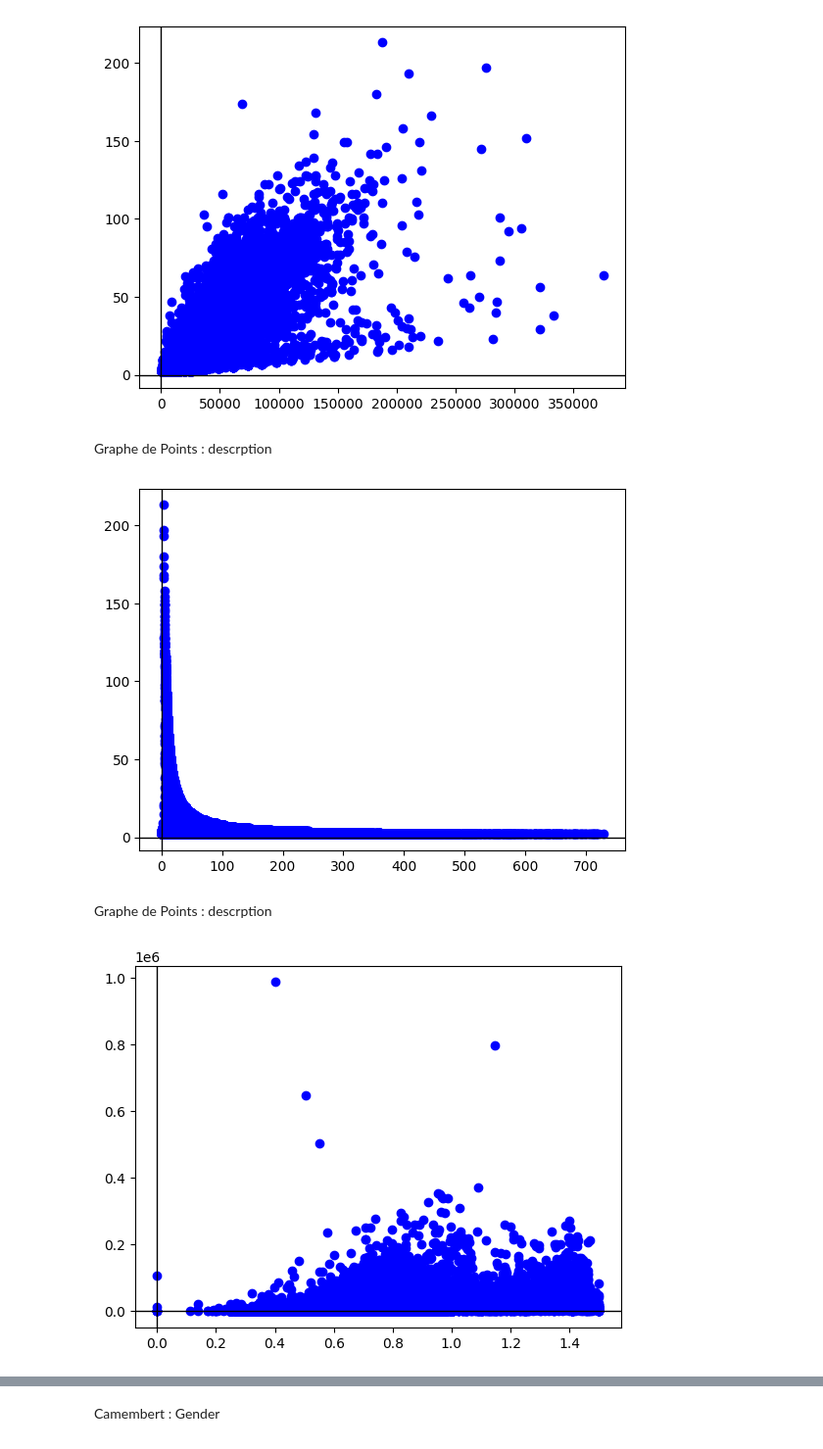
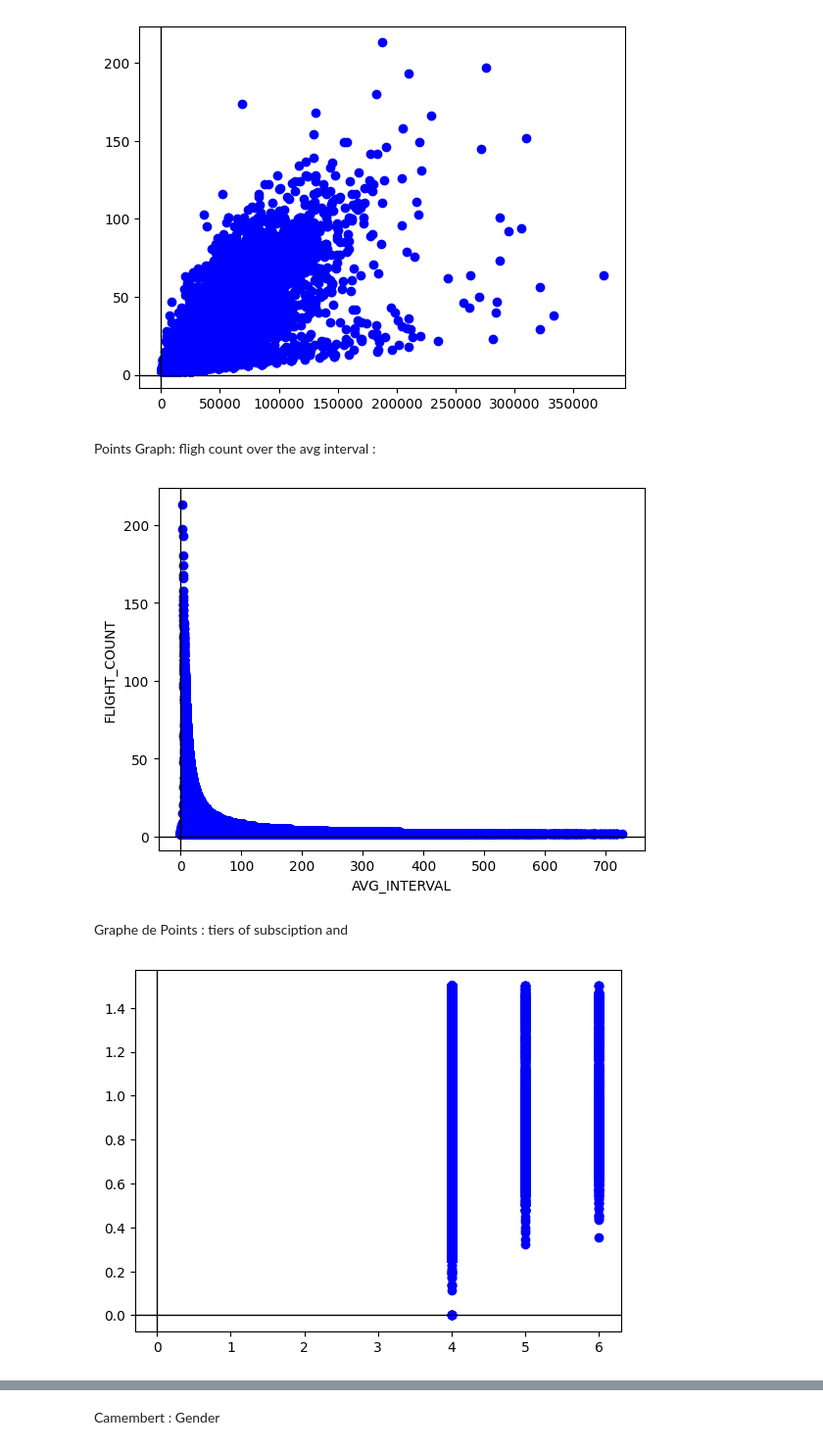
Before and after one commit to achrafzahid/TheFetcher, a Jupyter notebook: TheFetcher.ipynb, the cells around one changed output, grey strips where cells are left out. Shown at 98% size. Saved outputs shown, nothing was run; the diff lists cells and outputs as text; code cells hidden in the pictures.

```diff
--- a/TheFetcher.ipynb
+++ b/TheFetcher.ipynb
@@ -410,14 +470,14 @@ Scatter(data["SEG_KM_SUM"], data["FLIGHT_COUNT"], "", "", "")
 # %% [output]
 [figure]
 # %% [markdown]
-Graphe de Points : descrption
+Points Graph: fligh count over the avg interval :
 # %%
-Scatter(data["AVG_INTERVAL"], data["FLIGHT_COUNT"], "", "", "")
+Scatter(data["AVG_INTERVAL"], data["FLIGHT_COUNT"], "", "AVG_INTERVAL", "FLIGHT_COUNT")
 # %% [output]
-[figure, old version]
+[figure, new version]
 # %% [markdown]
-Graphe de Points : descrption
+Graphe de Points : tiers of subsciption and
 # %%
-Scatter(data["avg_discount"], data["Points_Sum"], "", "", "")
+Scatter(data["FFP_TIER"], data["avg_discount"], "", "", "")
 # %% [output]
-[figure, old version]
+[figure, new version]
```
Also changed, not shown: parts of 37 cells of this notebook.
